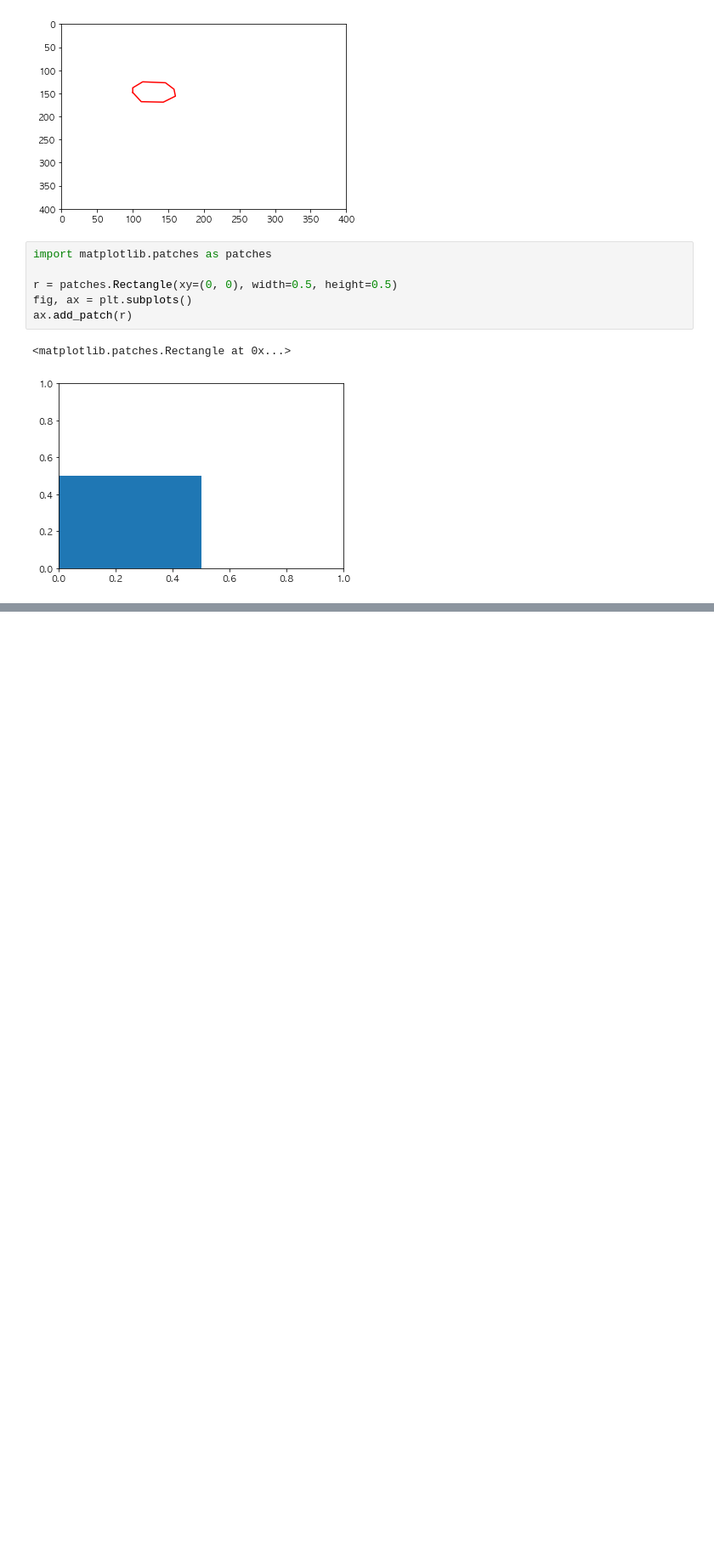
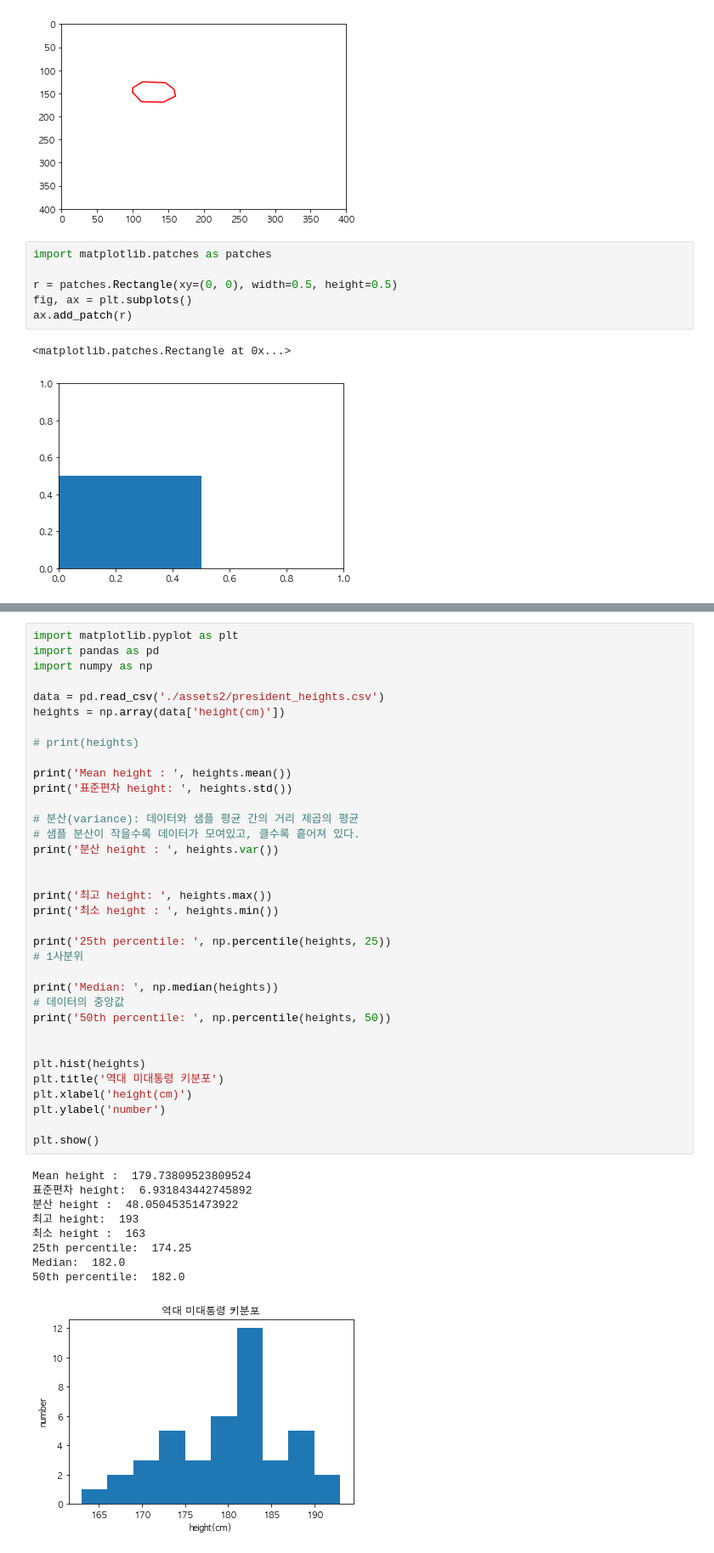
Before and after one commit to Be-beee/daegu-ai-school, a Jupyter notebook: 03_Libraries/matplotlib_2.ipynb, the cells around one changed output, grey strips where cells are left out. Shown at 85% size. Cells and saved outputs as stored; diff of their text form; blank space fills up the shorter version.

Commit message:
matplotlib_2 수정

```diff
--- a/03_Libraries/matplotlib_2.ipynb
+++ b/03_Libraries/matplotlib_2.ipynb
@@ -99,0 +168,45 @@ ax.add_patch(r)
+# %%
+import matplotlib.pyplot as plt
+import pandas as pd
+import numpy as np
+
+data = pd.read_csv('./assets2/president_heights.csv')
+heights = np.array(data['height(cm)'])
+
+# print(heights)
+
+print('Mean height : ', heights.mean())
+print('표준편차 height: ', heights.std())
+
+# 분산(variance): 데이터와 샘플 평균 간의 거리 제곱의 평균
+# 샘플 분산이 작을수록 데이터가 모여있고, 클수록 흩어져 있다.
+print('분산 height : ', heights.var())
+
+
+print('최고 height: ', heights.max())
+print('최소 height : ', heights.min())
+
+print('25th percentile: ', np.percentile(heights, 25))
+# 1사분위
+
+print('Median: ', np.median(heights))
+# 데이터의 중앙값
+print('50th percentile: ', np.percentile(heights, 50))
+
+
+plt.hist(heights)
+plt.title('역대 미대통령 키분포')
+plt.xlabel('height(cm)')
+plt.ylabel('number')
+
+plt.show()
+# %% [output]
+Mean height :  179.73809523809524
+표준편차 height:  6.931843442745892
+분산 height :  48.05045351473922
+최고 height:  193
+최소 height :  163
+25th percentile:  174.25
+Median:  182.0
+50th percentile:  182.0
+[figure, added]
```
Also changed, not shown: parts of 4 cells of this notebook, 2 other files.
